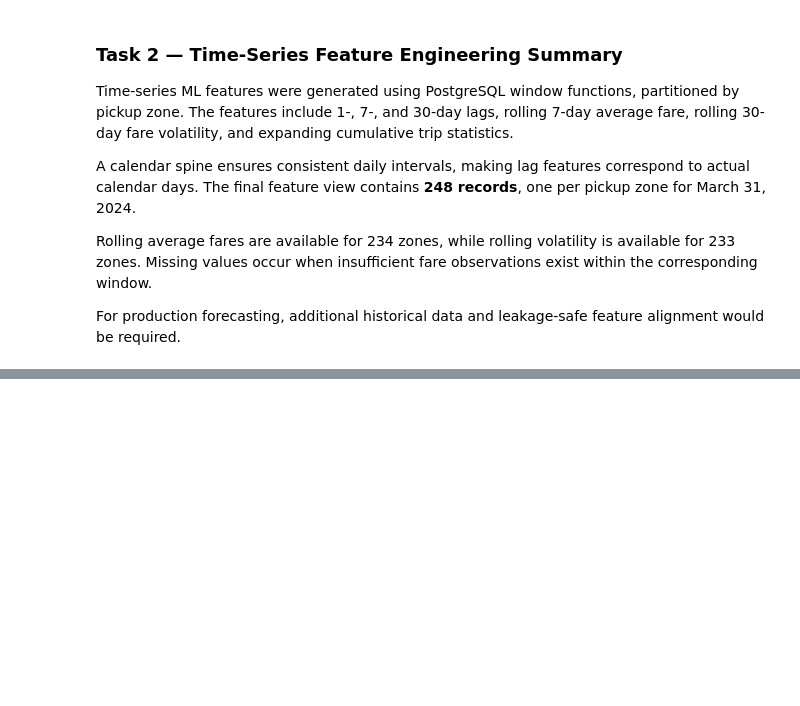
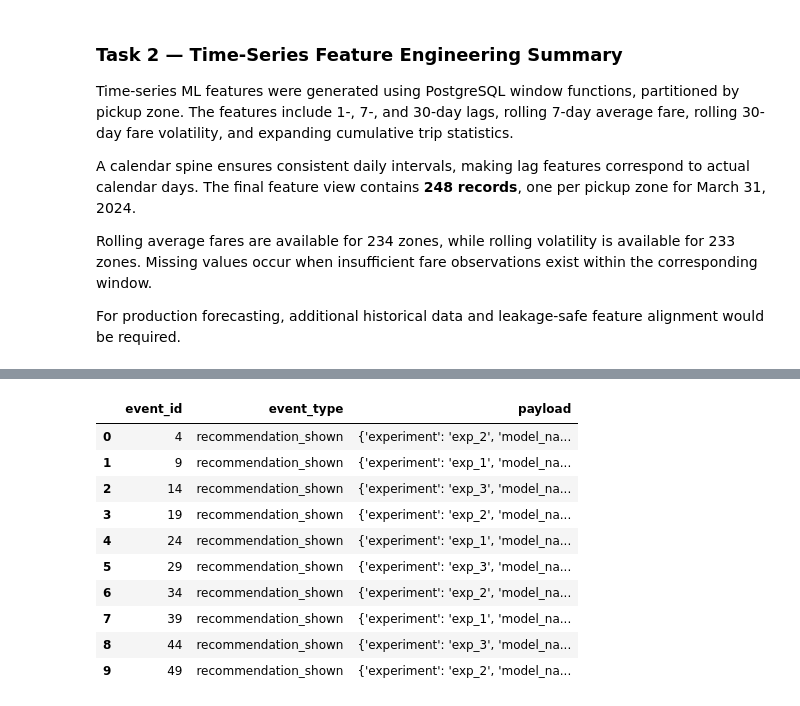
Before and after one commit to BorysZhyhalo/goit-rdb-hw-07, a Jupyter notebook: hw_07_rdb.ipynb, the cells around one changed output, grey strips where cells are left out. Cells and saved outputs as stored; diff of their text form; code cells hidden in the pictures; blank space fills up the shorter version.

```diff
--- a/hw_07_rdb.ipynb
+++ b/hw_07_rdb.ipynb
@@ -436,0 +595,22 @@ For production forecasting, additional historical data and leakage-safe feature
+# %%
+display(pd.read_sql("""
+    SELECT
+        event_id,
+        event_type,
+        payload
+    FROM t7_hw_events
+    WHERE payload ?| ARRAY['experiment', 'model_version']
+    LIMIT 10;
+""", engine))
+# %% [output]
+|  | event_id | event_type | payload |
+| 0 | 4 | recommendation_shown | {'experiment': 'exp_2', 'model_na... |
+| 1 | 9 | recommendation_shown | {'experiment': 'exp_1', 'model_na... |
+| 2 | 14 | recommendation_shown | {'experiment': 'exp_3', 'model_na... |
+| 3 | 19 | recommendation_shown | {'experiment': 'exp_2', 'model_na... |
+| 4 | 24 | recommendation_shown | {'experiment': 'exp_1', 'model_na... |
+| 5 | 29 | recommendation_shown | {'experiment': 'exp_3', 'model_na... |
+| 6 | 34 | recommendation_shown | {'experiment': 'exp_2', 'model_na... |
+| 7 | 39 | recommendation_shown | {'experiment': 'exp_1', 'model_na... |
+| 8 | 44 | recommendation_shown | {'experiment': 'exp_3', 'model_na... |
+| 9 | 49 | recommendation_shown | {'experiment': 'exp_2', 'model_na... |
```
Also changed, not shown: parts of 9 cells of this notebook.
